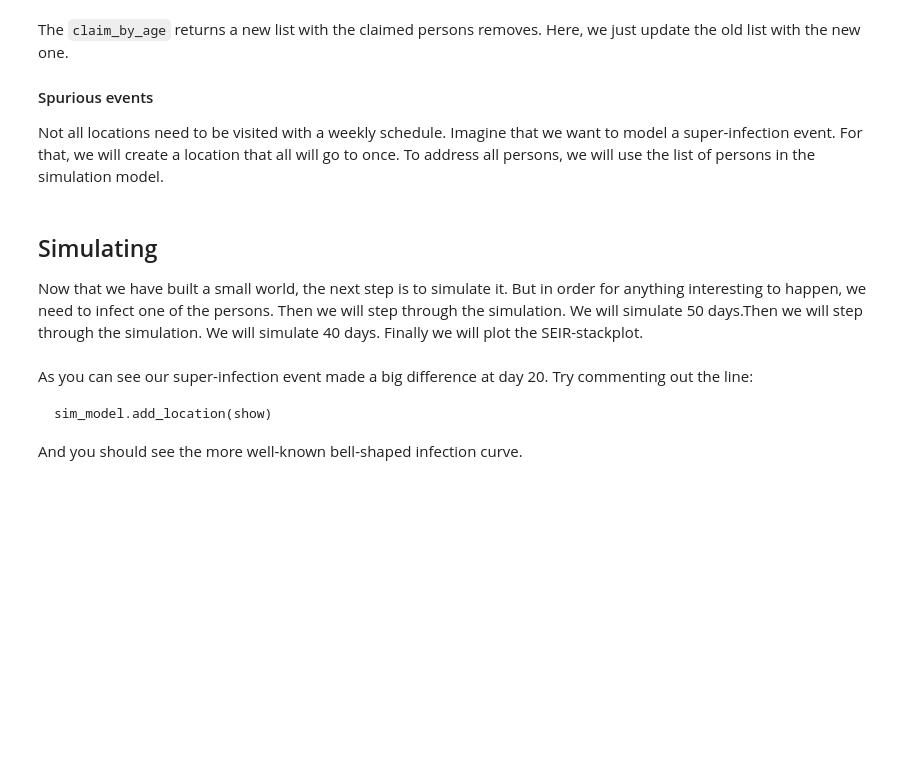
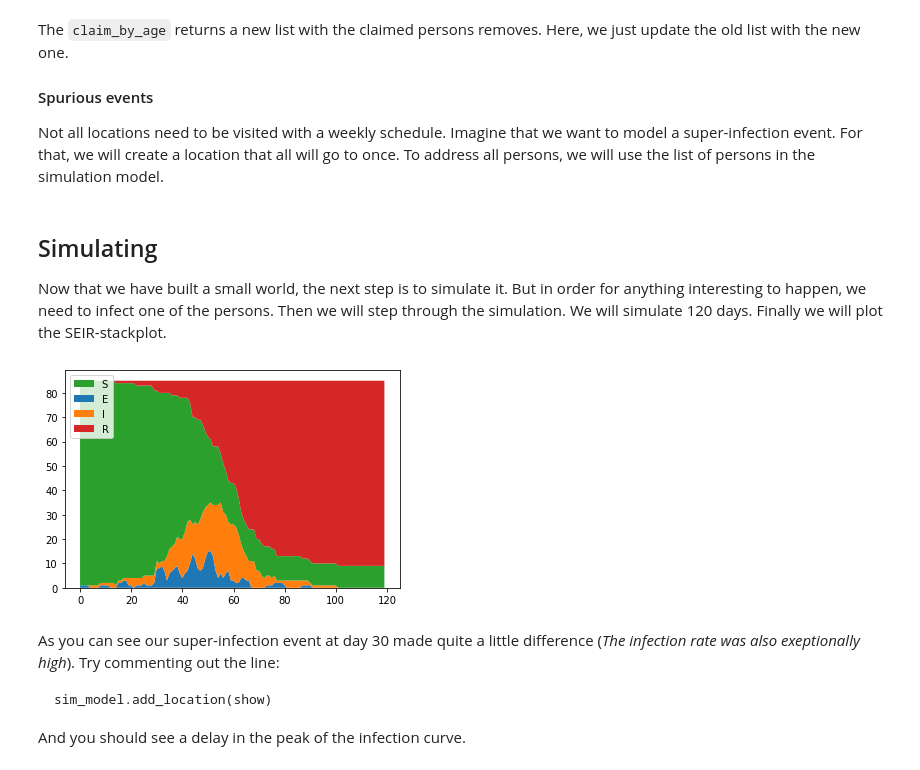
Before and after one commit to kdhansen/epidexus, a Jupyter notebook: tutorial.ipynb, the cells around one changed output. Cells and saved outputs as stored; diff of their text form; code cells hidden in the pictures; blank space fills up the shorter version.

````diff
--- a/tutorial.ipynb
+++ b/tutorial.ipynb
@@ -15,7 +15,7 @@ numpy.random.seed(0)
 There are two fundamental building blocks for creating a synthetic world. Locations and Persons. Each person has a home location and may go to other locations acording to an itinerary. You need to create a home location before you create a person, because you need to specify their home location when creating a person. Each location has an `infection_probability`, which is the probability that a susceptible person is infected by an infectious person in that same location within a time step (given in the model's `sim_time_step`). The reason that the probaility is tied to the location is that locations often dictate how close people are to each other but also which social interactions they have.
 # %%
 from epidexus import Location, Person, Gender
-my_location = Location(sim_model, "Home", infection_probability=0.01)
+my_location = Location(sim_model, "Home", infection_rate=2.5)
 my_person = Person(sim_model, my_location, age=25, gender=Gender.MALE)
 # %% [markdown]
 These are two raw agents, which have not been registered with the simulation model yet. We need to do that in order for the model to actuate them.
@@ -43,8 +43,8 @@ family[3].age = 8
 ### Other Locations
 If the people are not to just sit at home, we need to create some locations for them to go to. We will create a school and a workplace.
 # %%
-school = Location(sim_model, "Springfield Elementary", infection_probability=0.002)
-work = Location(sim_model, "Harz Energiewerk Süd GmbH", infection_probability=0.001)
+school = Location(sim_model, "Springfield Elementary", infection_rate=1.4)
+work = Location(sim_model, "Harz Energiewerk Süd GmbH", infection_rate=0.5)
 sim_model.add_locations([school, work])
 # %% [markdown]
 The people need to know when to got to school or work, so whenever we make a new location, which is not a home location, we need to update the itineraries of the people associated with the locations. This is done by creating an itinerary entry and adding it to the person's itineraries. The `FixedWeekItineraryEntry` is perfect for places like schools and workplaces. It lets us define a weekly schedule that the persons should follow.
@@ -97,26 +97,28 @@ The `claim_by_age` returns a new list with the claimed persons removes. Here, we
 Not all locations need to be visited with a weekly schedule. Imagine that we want to model a super-infection event. For that, we will create a location that all will go to once. To address all persons, we will use the list of persons in the simulation model.
 # %%
 from epidexus import ItineraryEntry
-show = Location(sim_model, "Danish Warmblood Stallion Show", infection_probability=0.1)
+show = Location(sim_model, "Danish Warmblood Stallion Show", infection_rate=10.0)
 sim_model.add_location(show) #later, comment out this line
-show_it = ItineraryEntry(show, go_when=datetime(2020, 4, 20, hour=16),
-                               leave_when=datetime(2020, 4, 20, hour=20))
+show_it = ItineraryEntry(show, go_when=datetime(2020, 4, 30, hour=16),
+                               leave_when=datetime(2020, 4, 30, hour=22))
 for p in sim_model.persons:
     p.itinerary.add_entry(show_it)
 # %% [markdown]
 ## Simulating
-Now that we have built a small world, the next step is to simulate it. But in order for anything interesting to happen, we need to infect one of the persons. Then we will step through the simulation. We will simulate 50 days.Then we will step through the simulation. We will simulate 40 days. Finally we will plot the SEIR-stackplot.
+Now that we have built a small world, the next step is to simulate it. But in order for anything interesting to happen, we need to infect one of the persons. Then we will step through the simulation. We will simulate 120 days. Finally we will plot the SEIR-stackplot.
 # %%
 my_person.infect()
 
-for i in range(40*24):
+for i in range(120*24):
     sim_model.step()
 
 from epidexus.plotting import seir_stackplot
 seir_stackplot(sim_model)
+# %% [output]
+[figure, added]
 # %% [markdown]
-As you can see our super-infection event made a big difference at day 20. Try commenting out the line:
+As you can see our super-infection event at day 30 made quite a little difference (*The infection rate was also exeptionally high*). Try commenting out the line:
 ```
 sim_model.add_location(show)
 ```
-And you should see the more well-known bell-shaped infection curve.
+And you should see a delay in the peak of the infection curve.
````
Also changed, not shown: 3 other files.
